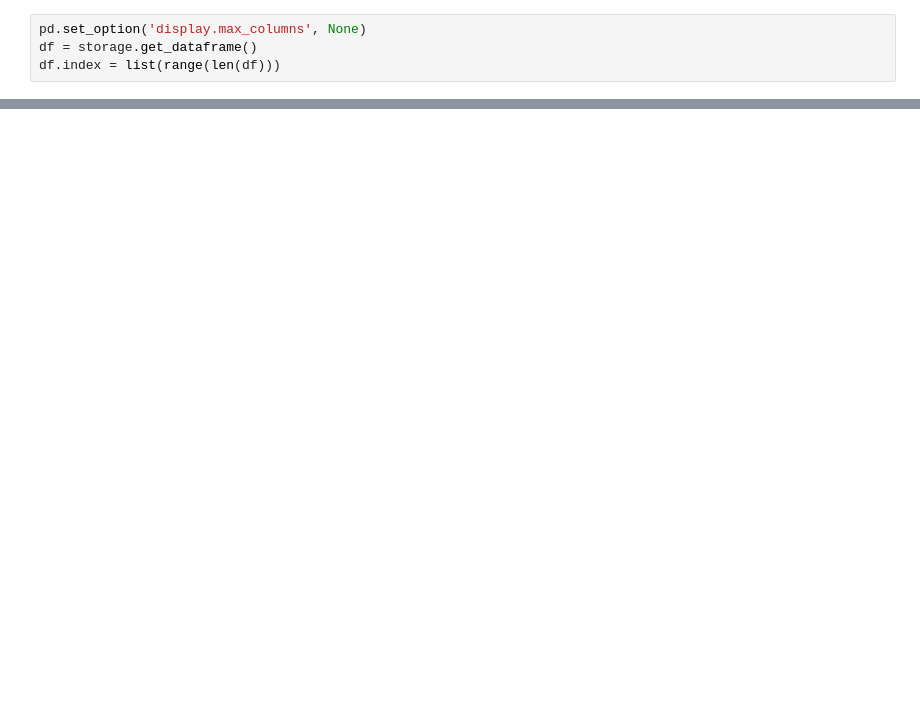
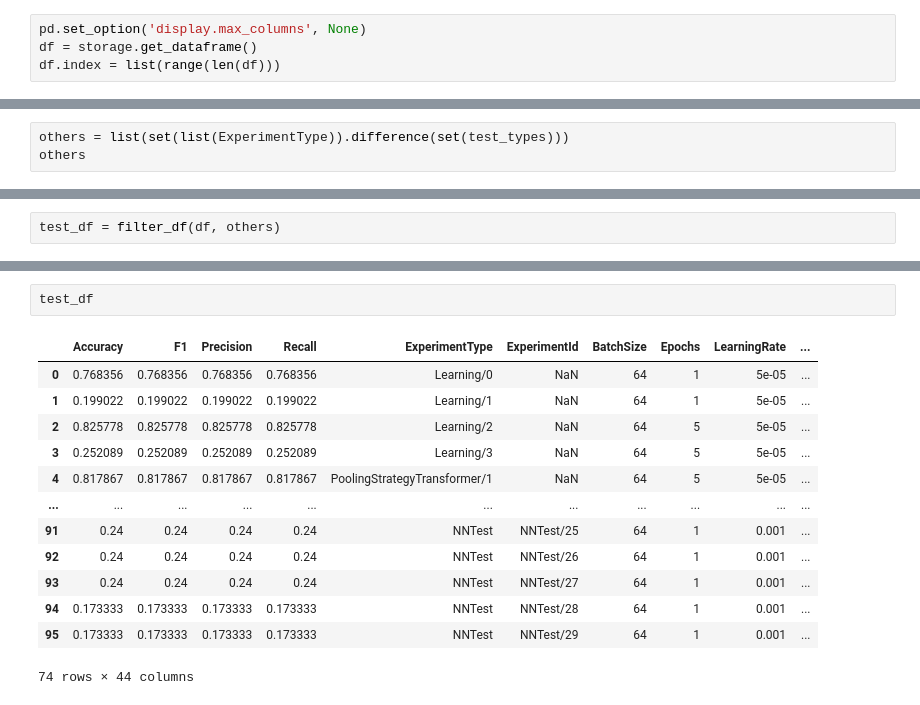
Before and after one commit to pro0255/Text-Processing-using-Neural-Networks, a Jupyter notebook: jupyters/analysis/load_experiments_test.ipynb, the cells around one changed output, grey strips where cells are left out. Saved outputs shown, nothing was run; the diff lists cells and outputs as text; blank space fills up the shorter version.

```diff
--- a/jupyters/analysis/load_experiments_test.ipynb
+++ b/jupyters/analysis/load_experiments_test.ipynb
@@ -60,0 +91,3 @@ df
+# %%
+others = list(set(list(ExperimentType)).difference(set(test_types)))
+others
@@ -60,0 +105,2 @@ df
+# %%
+test_df = filter_df(df, others)
@@ -60,0 +118,16 @@ df
+# %%
+test_df
+# %% [output]
+|  | Accuracy | F1 | Precision | Recall | ExperimentType | ExperimentId | BatchSize | Epochs | LearningRate | ... |
+| 0 | 0.768356 | 0.768356 | 0.768356 | 0.768356 | Learning/0 | NaN | 64 | 1 | 5e-05 | ... |
+| 1 | 0.199022 | 0.199022 | 0.199022 | 0.199022 | Learning/1 | NaN | 64 | 1 | 5e-05 | ... |
+| 2 | 0.825778 | 0.825778 | 0.825778 | 0.825778 | Learning/2 | NaN | 64 | 5 | 5e-05 | ... |
+| 3 | 0.252089 | 0.252089 | 0.252089 | 0.252089 | Learning/3 | NaN | 64 | 5 | 5e-05 | ... |
+| 4 | 0.817867 | 0.817867 | 0.817867 | 0.817867 | PoolingStrategyTransformer/1 | NaN | 64 | 5 | 5e-05 | ... |
+| ... | ... | ... | ... | ... | ... | ... | ... | ... | ... | ... |
+| 91 | 0.24 | 0.24 | 0.24 | 0.24 | NNTest | NNTest/25 | 64 | 1 | 0.001 | ... |
+| 92 | 0.24 | 0.24 | 0.24 | 0.24 | NNTest | NNTest/26 | 64 | 1 | 0.001 | ... |
+| 93 | 0.24 | 0.24 | 0.24 | 0.24 | NNTest | NNTest/27 | 64 | 1 | 0.001 | ... |
+| 94 | 0.173333 | 0.173333 | 0.173333 | 0.173333 | NNTest | NNTest/28 | 64 | 1 | 0.001 | ... |
+| 95 | 0.173333 | 0.173333 | 0.173333 | 0.173333 | NNTest | NNTest/29 | 64 | 1 | 0.001 | ... |
+74 rows × 44 columns
```
Also changed, not shown: parts of 11 cells of this notebook, 28 other files.
